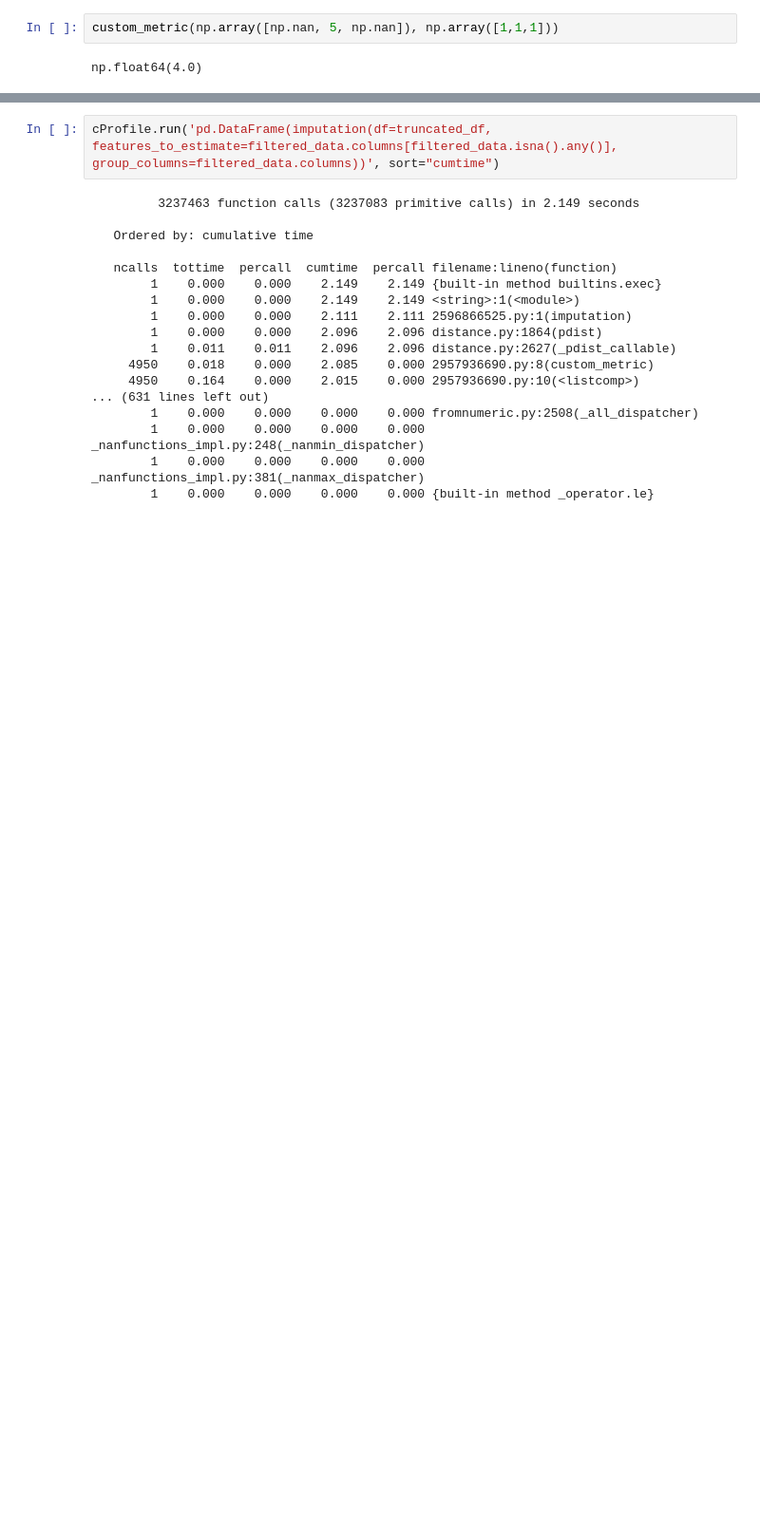
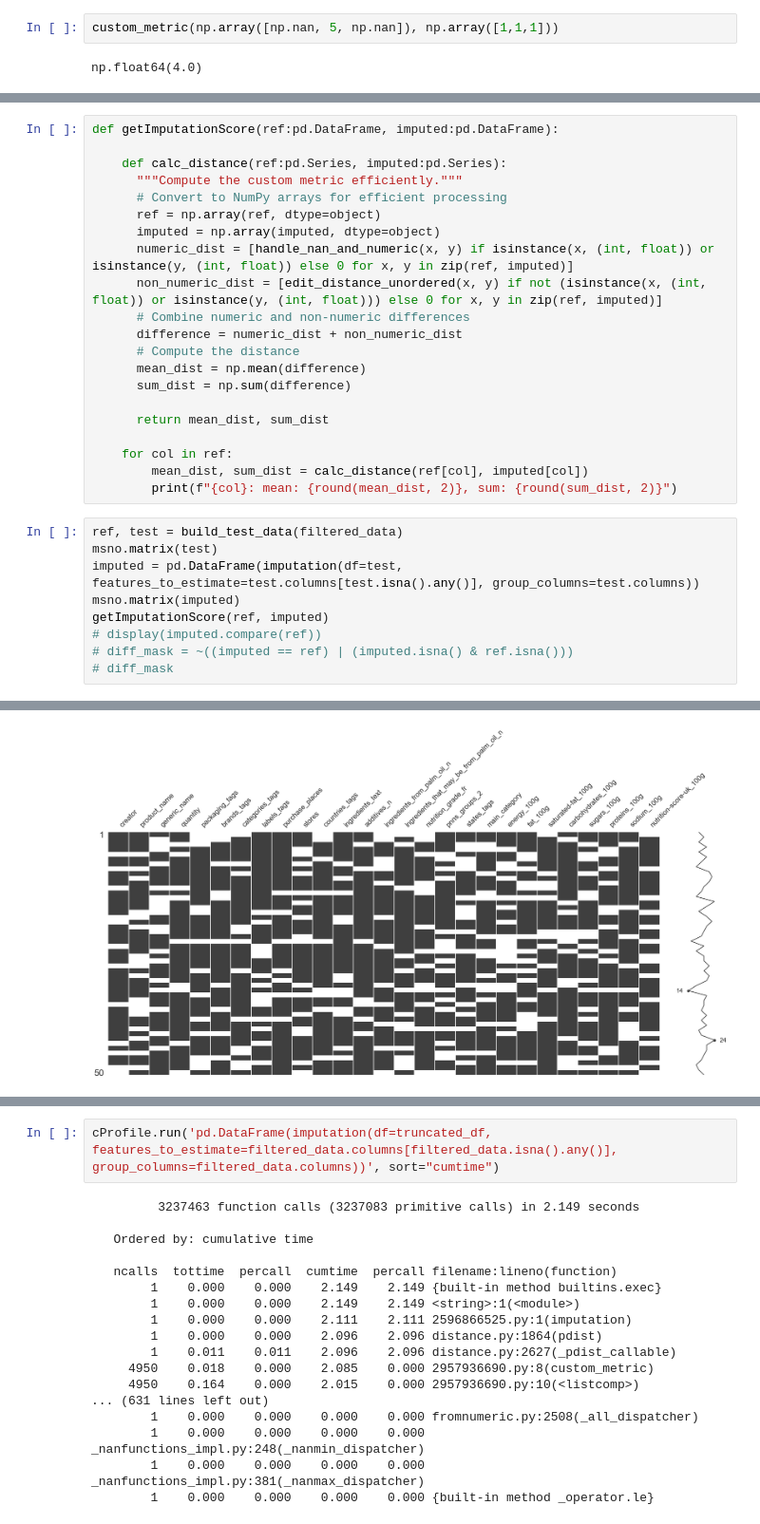
Before and after one commit to Unipto/DS_3, a Jupyter notebook: Preparez_des_donnees_pour_un_organisme_de_sante_publiques_CARRE_MAXIME/CARRE_MAXIME_1_notebook_test.ipynb, the cells around one changed output, grey strips where cells are left out. Shown at 95% size. Saved outputs shown, nothing was run; the diff lists cells and outputs as text; blank space fills up the shorter version.

```diff
--- a/Preparez_des_donnees_pour_un_organisme_de_sante_publiques_CARRE_MAXIME/CARRE_MAXIME_1_notebook_test.ipynb
+++ b/Preparez_des_donnees_pour_un_organisme_de_sante_publiques_CARRE_MAXIME/CARRE_MAXIME_1_notebook_test.ipynb
@@ -956,0 +985,31 @@ def imputation(df:pd.DataFrame, features_to_estimate:list[str], group_columns:li
+# %%
+def getImputationScore(ref:pd.DataFrame, imputed:pd.DataFrame):
+
+    def calc_distance(ref:pd.Series, imputed:pd.Series):
+      """Compute the custom metric efficiently."""
+      # Convert to NumPy arrays for efficient processing
+      ref = np.array(ref, dtype=object)
+      imputed = np.array(imputed, dtype=object)
+      numeric_dist = [handle_nan_and_numeric(x, y) if isinstance(x, (int, float)) or isinstance(y, (int, float)) else 0 for x, y in zip(ref, imputed)]
+      non_numeric_dist = [edit_distance_unordered(x, y) if not (isinstance(x, (int, float)) or isinstance(y, (int, float))) else 0 for x, y in zip(ref, imputed)]
+      # Combine numeric and non-numeric differences
+      difference = numeric_dist + non_numeric_dist
+      # Compute the distance
+      mean_dist = np.mean(difference)
+      sum_dist = np.sum(difference)
+
+      return mean_dist, sum_dist
+
+    for col in ref:
+        mean_dist, sum_dist = calc_distance(ref[col], imputed[col])
+        print(f"{col}: mean: {round(mean_dist, 2)}, sum: {round(sum_dist, 2)}")
+# %%
+ref, test = build_test_data(filtered_data)
+msno.matrix(test)
+imputed = pd.DataFrame(imputation(df=test, features_to_estimate=test.columns[test.isna().any()], group_columns=test.columns))
+msno.matrix(imputed)
+getImputationScore(ref, imputed)
+# display(imputed.compare(ref))
+# diff_mask = ~((imputed == ref) | (imputed.isna() & ref.isna()))
+# diff_mask
+# %% [output]
@@ -956,0 +1033 @@ def imputation(df:pd.DataFrame, features_to_estimate:list[str], group_columns:li
+[figure, added]
```
Also changed, not shown: parts of 12 cells of this notebook, 1 other file.
